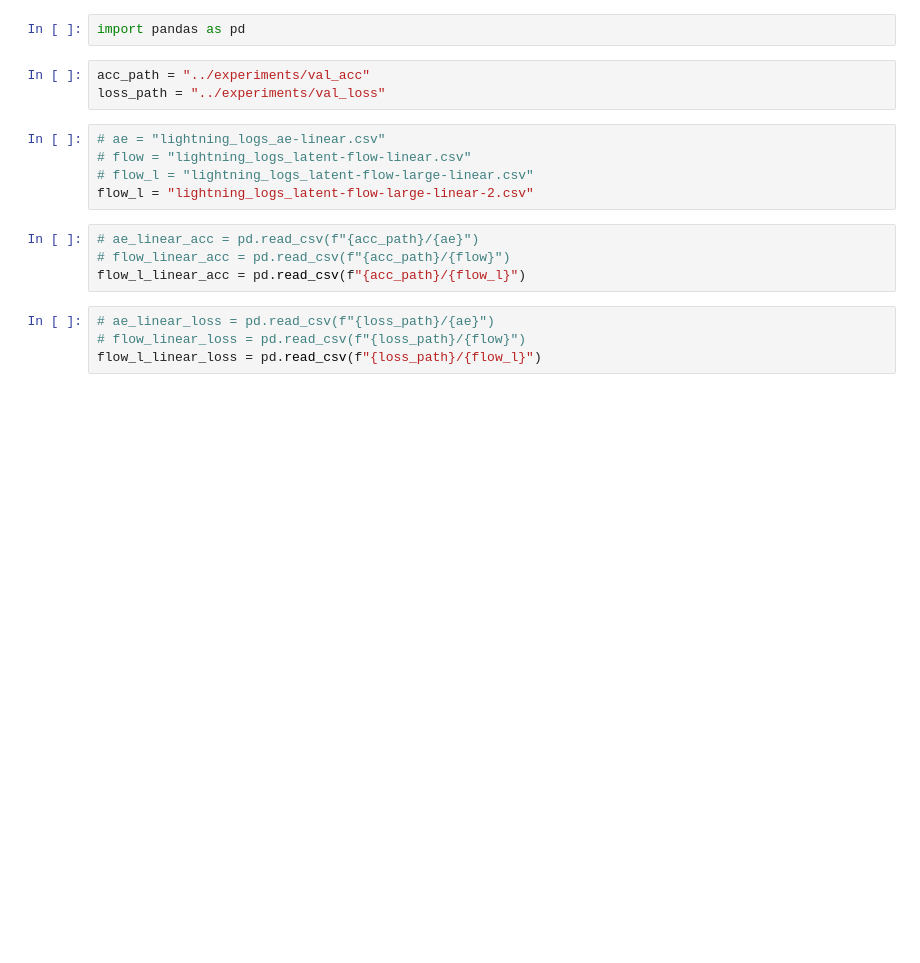
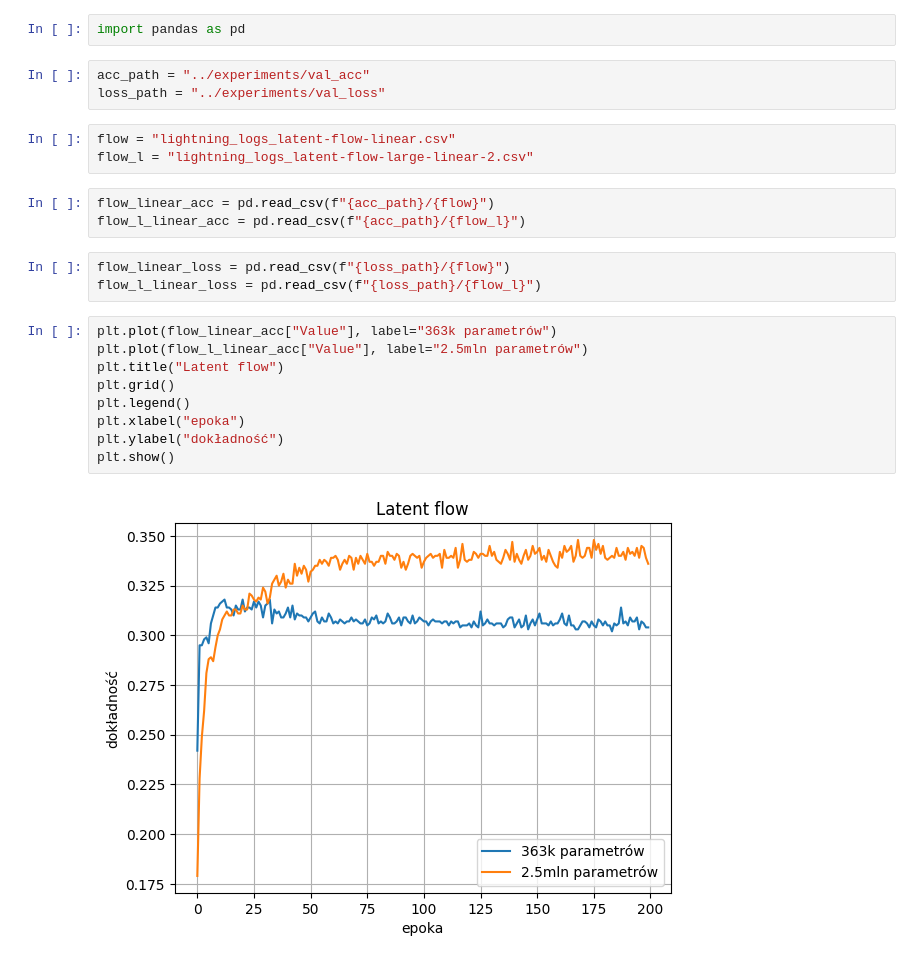
Before and after one commit to LukiLenkiewicz/representation-learning-methods, a Jupyter notebook: notebooks/eda.ipynb, the cells around one changed output. Cells and saved outputs as stored; diff of their text form; blank space fills up the shorter version.

```diff
--- a/notebooks/eda.ipynb
+++ b/notebooks/eda.ipynb
@@ -89,15 +89,22 @@ import pandas as pd
 acc_path = "../experiments/val_acc"
 loss_path = "../experiments/val_loss"
 # %%
-# ae = "lightning_logs_ae-linear.csv"
-# flow = "lightning_logs_latent-flow-linear.csv"
-# flow_l = "lightning_logs_latent-flow-large-linear.csv"
+flow = "lightning_logs_latent-flow-linear.csv"
 flow_l = "lightning_logs_latent-flow-large-linear-2.csv"
 # %%
-# ae_linear_acc = pd.read_csv(f"{acc_path}/{ae}")
-# flow_linear_acc = pd.read_csv(f"{acc_path}/{flow}")
+flow_linear_acc = pd.read_csv(f"{acc_path}/{flow}")
 flow_l_linear_acc = pd.read_csv(f"{acc_path}/{flow_l}")
 # %%
-# ae_linear_loss = pd.read_csv(f"{loss_path}/{ae}")
-# flow_linear_loss = pd.read_csv(f"{loss_path}/{flow}")
+flow_linear_loss = pd.read_csv(f"{loss_path}/{flow}")
 flow_l_linear_loss = pd.read_csv(f"{loss_path}/{flow_l}")
+# %%
+plt.plot(flow_linear_acc["Value"], label="363k parametrów")
+plt.plot(flow_l_linear_acc["Value"], label="2.5mln parametrów")
+plt.title("Latent flow")
+plt.grid()
+plt.legend()
+plt.xlabel("epoka")
+plt.ylabel("dokładność")
+plt.show()
+# %% [output]
+[figure, added]
```
Also changed, not shown: parts of 12 cells of this notebook, 3 other files.
